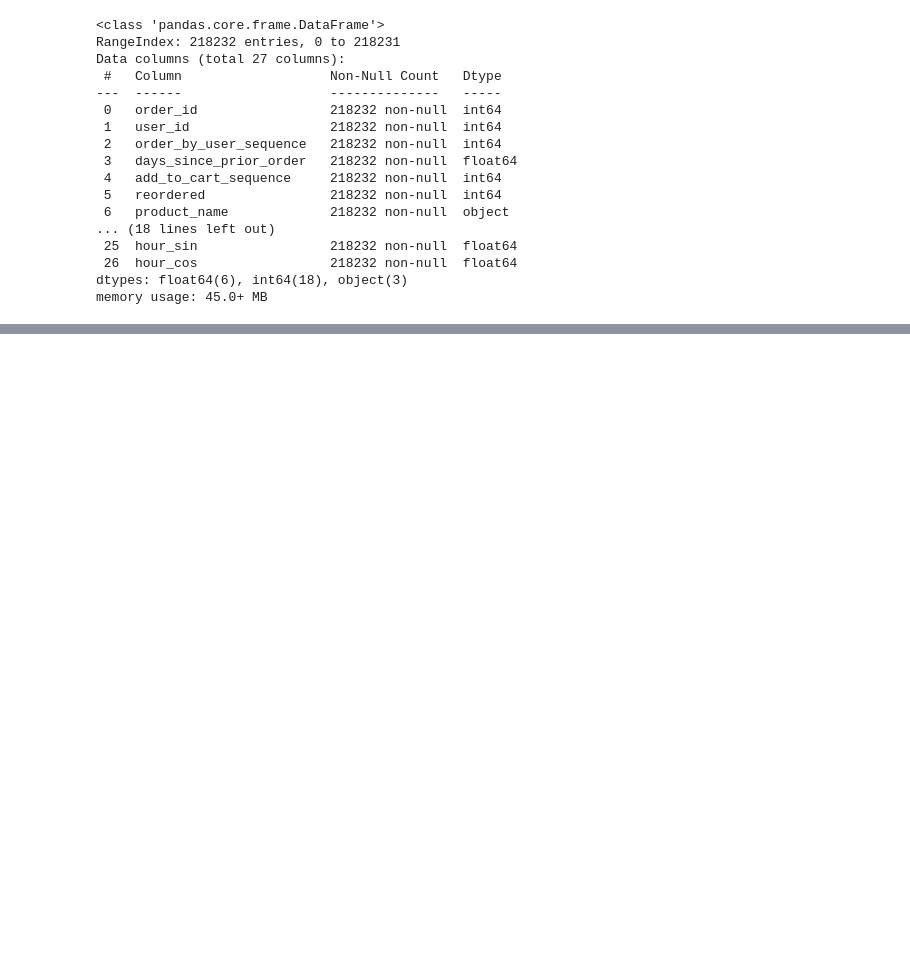
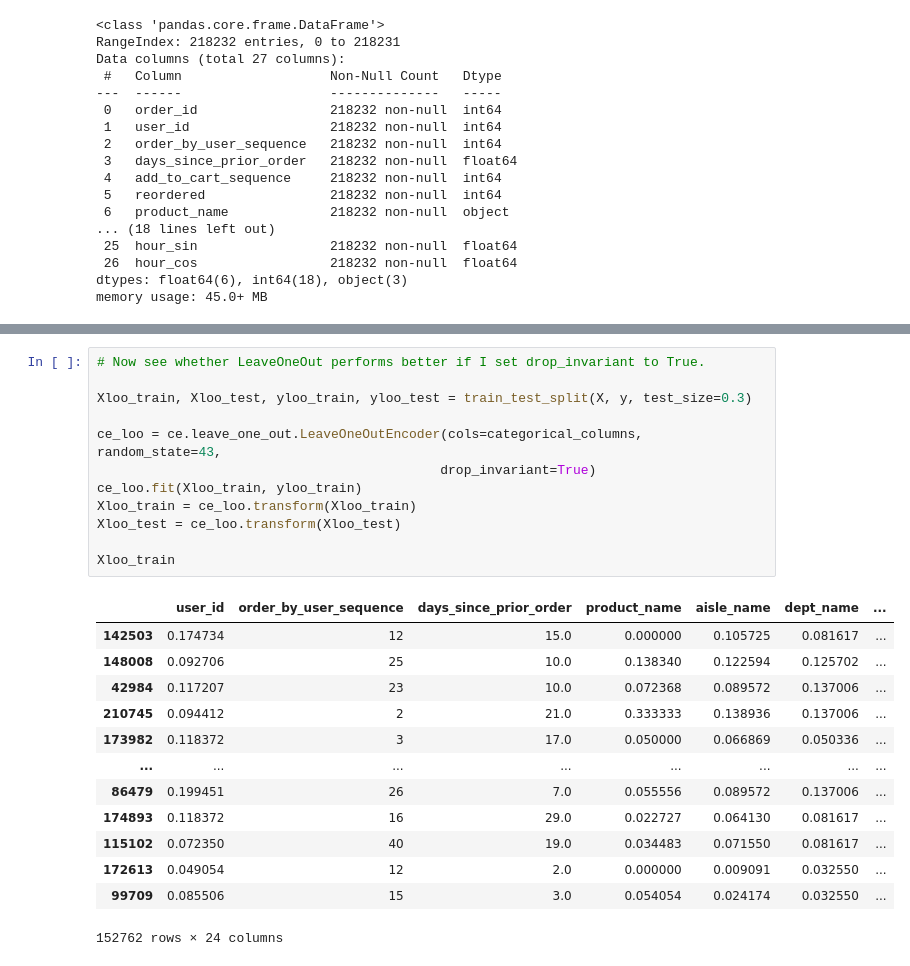
Before and after one commit to fractaldatalearning/Capstone2, a Jupyter notebook: notebooks/preprocessing3_encoding.ipynb, the cells around one changed output, grey strips where cells are left out. Saved outputs shown, nothing was run; the diff lists cells and outputs as text; blank space fills up the shorter version.

```diff
--- a/notebooks/preprocessing3_encoding.ipynb
+++ b/notebooks/preprocessing3_encoding.ipynb
@@ -63,0 +197,26 @@ I'd like any encoder(s) I use to be included in an eventual modeling pipeline, b
+# %%
+# Now see whether LeaveOneOut performs better if I set drop_invariant to True.
+
+Xloo_train, Xloo_test, yloo_train, yloo_test = train_test_split(X, y, test_size=0.3)
+
+ce_loo = ce.leave_one_out.LeaveOneOutEncoder(cols=categorical_columns, random_state=43,
+                                            drop_invariant=True)
+ce_loo.fit(Xloo_train, yloo_train)
+Xloo_train = ce_loo.transform(Xloo_train)
+Xloo_test = ce_loo.transform(Xloo_test)
+
+Xloo_train
+# %% [output]
+|  | user_id | order_by_user_sequence | days_since_prior_order | product_name | aisle_name | dept_name | ... |
+| 142503 | 0.174734 | 12 | 15.0 | 0.000000 | 0.105725 | 0.081617 | ... |
+| 148008 | 0.092706 | 25 | 10.0 | 0.138340 | 0.122594 | 0.125702 | ... |
+| 42984 | 0.117207 | 23 | 10.0 | 0.072368 | 0.089572 | 0.137006 | ... |
+| 210745 | 0.094412 | 2 | 21.0 | 0.333333 | 0.138936 | 0.137006 | ... |
+| 173982 | 0.118372 | 3 | 17.0 | 0.050000 | 0.066869 | 0.050336 | ... |
+| ... | ... | ... | ... | ... | ... | ... | ... |
+| 86479 | 0.199451 | 26 | 7.0 | 0.055556 | 0.089572 | 0.137006 | ... |
+| 174893 | 0.118372 | 16 | 29.0 | 0.022727 | 0.064130 | 0.081617 | ... |
+| 115102 | 0.072350 | 40 | 19.0 | 0.034483 | 0.071550 | 0.081617 | ... |
+| 172613 | 0.049054 | 12 | 2.0 | 0.000000 | 0.009091 | 0.032550 | ... |
+| 99709 | 0.085506 | 15 | 3.0 | 0.054054 | 0.024174 | 0.032550 | ... |
+152762 rows × 24 columns
```
Also changed, not shown: parts of 26 cells of this notebook, 2 other files.
